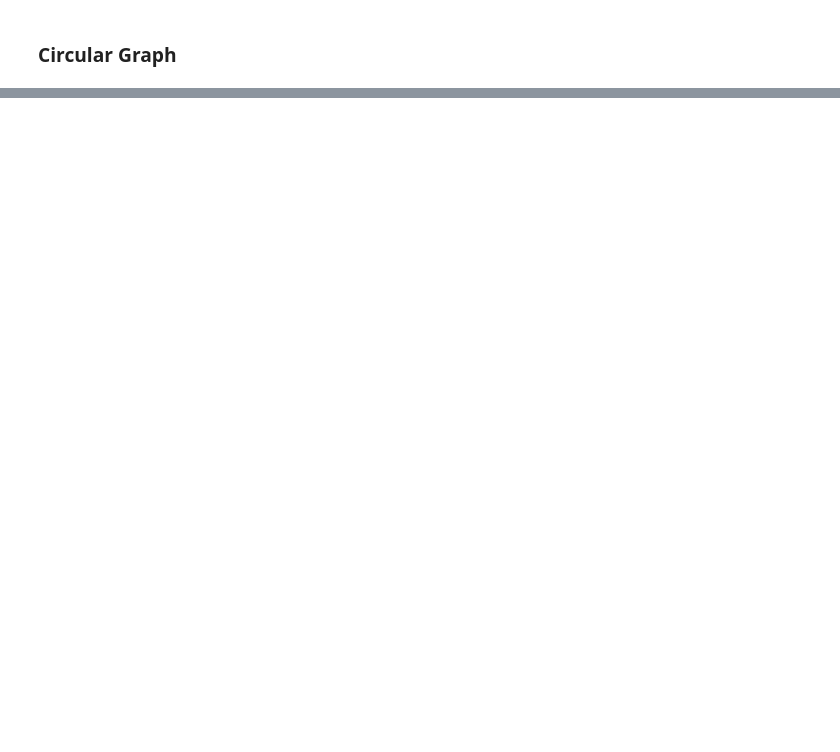
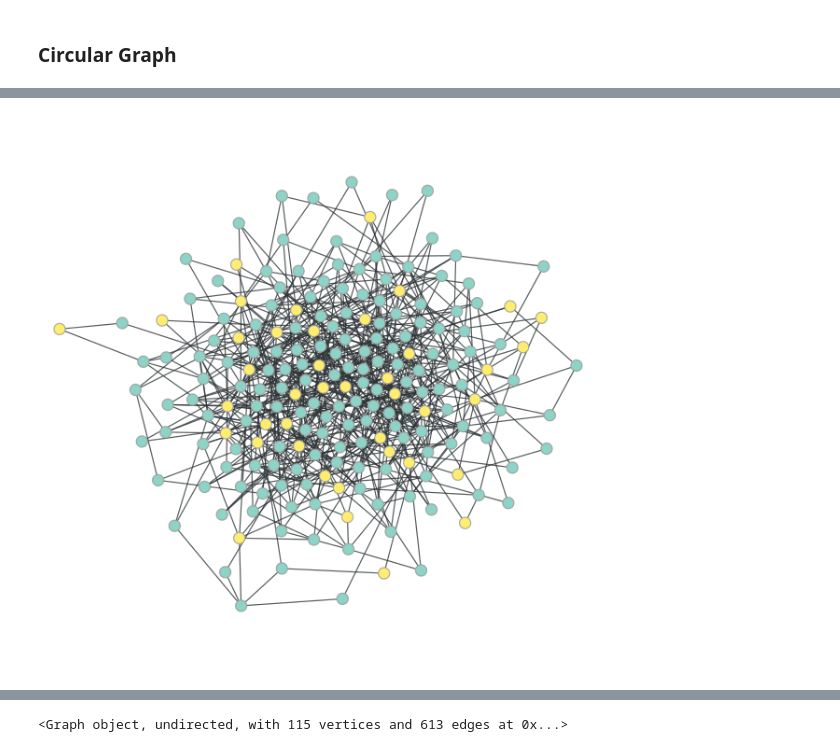
Before and after one commit to achalagarwal/Network-Optimization, a Jupyter notebook: Notebooks/Graph-Tool.ipynb, the cells around one changed output, grey strips where cells are left out. Cells and saved outputs as stored; diff of their text form; code cells hidden in the pictures; blank space fills up the shorter version.

```diff
--- a/Notebooks/Graph-Tool.ipynb
+++ b/Notebooks/Graph-Tool.ipynb
@@ -125,0 +205,4 @@ gt.draw.graph_draw(circular_graph, vertex_fill_color=c_graph_res)
+# %%
+gt.draw.graph_draw(random, vertex_fill_color=min_dominating_set(random))
+# %% [output]
+[figure, added]
@@ -125,0 +210,4 @@ gt.draw.graph_draw(circular_graph, vertex_fill_color=c_graph_res)
+# %%
+graph
+# %% [output]
+<Graph object, undirected, with 115 vertices and 613 edges at 0x...>
```
Also changed, not shown: parts of 20 cells of this notebook.
